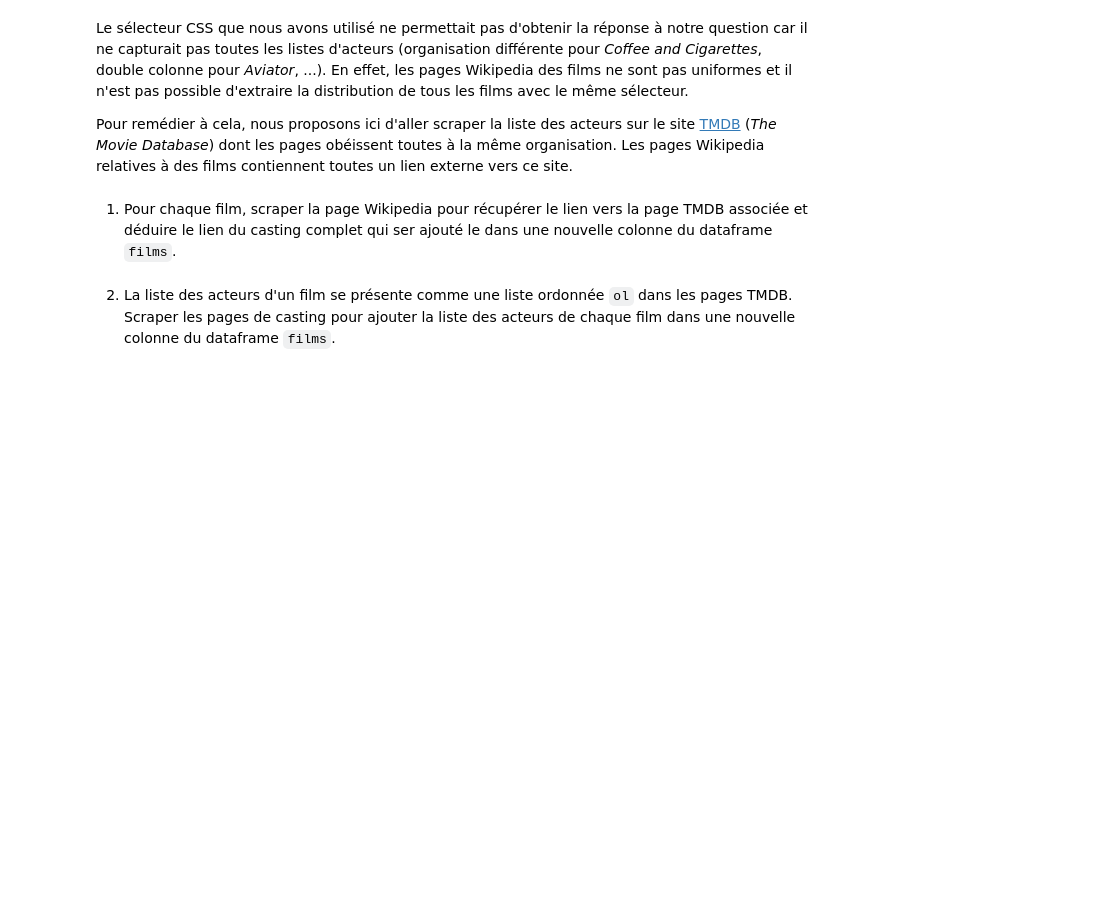
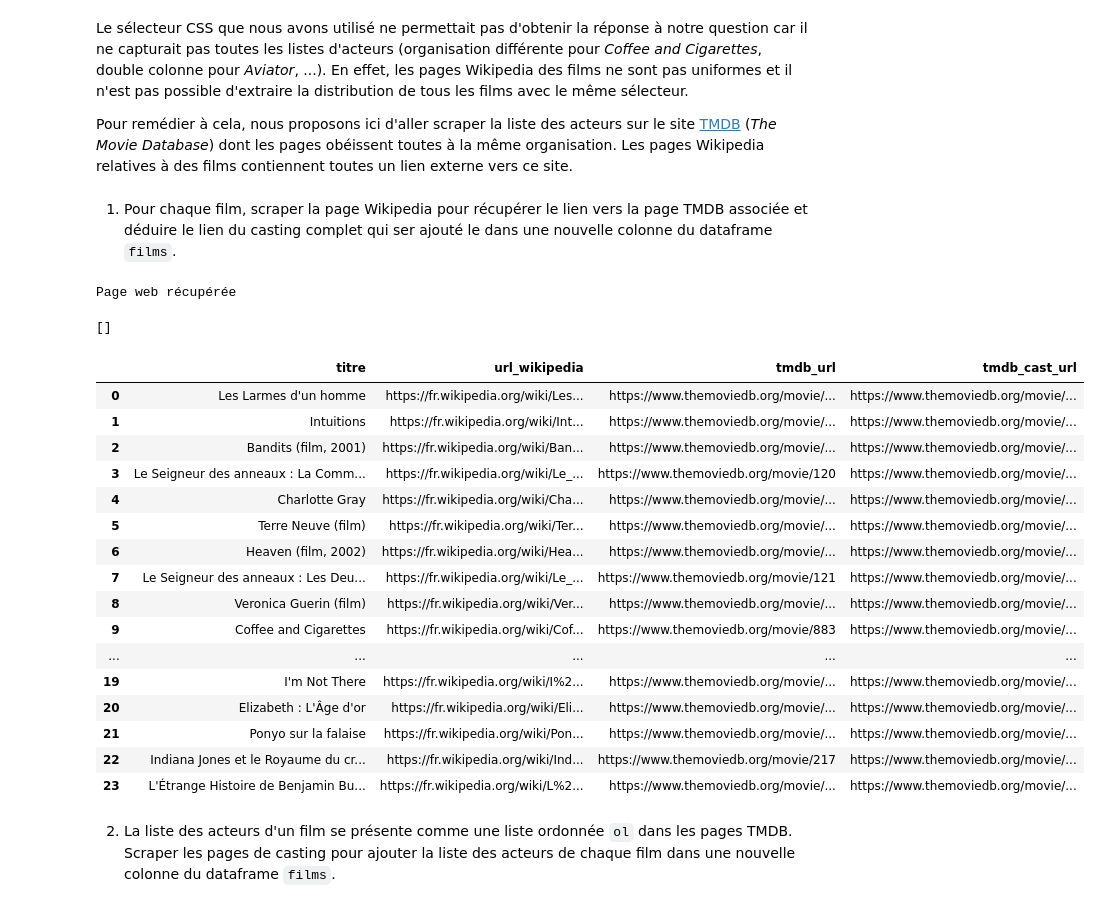
Before and after one commit to jcout79/Formation-ENSAE, a Jupyter notebook: notebooks/05_web_scraping.ipynb, the cells around one changed output. Drawn from its saved outputs; the diff is of its cells as text; code cells hidden in the pictures; blank space fills up the shorter version.

```diff
--- a/notebooks/05_web_scraping.ipynb
+++ b/notebooks/05_web_scraping.ipynb
@@ -77,5 +198,72 @@ Le sélecteur CSS que nous avons utilisé ne permettait pas d'obtenir la répons
 Pour remédier à cela, nous proposons ici d'aller scraper la liste des acteurs sur le site [TMDB](https://www.themoviedb.org/) (*The Movie Database*) dont les pages obéissent toutes à la même organisation. Les pages Wikipedia relatives à des films contiennent toutes un lien externe vers ce site.
 # %% [markdown]
 1. Pour chaque film, scraper la page Wikipedia pour récupérer le lien vers la page TMDB associée et déduire le lien du casting complet qui ser ajouté le dans une nouvelle colonne du dataframe `films`.
+# %%
+# essai pour commencer - pour le film Coffee and Cigarettes
+film_url = "https://fr.wikipedia.org/wiki/Coffee_and_Cigarettes"
+
+r = requests.get(film_url, headers={"User-Agent": "CepeBot"})
+
+# check ok page web récupérée
+if r.status_code == 200:
+    print("Page web récupérée")
+else:
+    print(f"Erreur {r.status_code}")
+
+film_soup = BeautifulSoup(r.text, "html.parser") # HTML parser de Python
+
+css_selector = "a.eternal"
+coffee = film_soup.select(css_selector)
+coffee
+# %% [output]
+Page web récupérée
+[]
+# %%
+# généralisation à tous les films => fonction
+def get_tmdb_url(film_url):
+    r =requests.get(film_url, headers={"User-Agent": "CepeBot"})
+    r.raise_for_status()
+
+    film_soup = BeautifulSoup(r.text, "html.parser")
+
+    found_url = None
+
+    for external_link in film_soup.select("a.external"):
+        external_url = external_link.attrs["href"]
+        if "themoviedb" in external_url:
+            found_url = external_url
+            break
+    return found_url
+# %%
+# pour chaque film, à partir du lien wikipédia, on récupère le lien vers le site tmdb
+# car le site est mieux structuré et on récupère les infos bcp plus simplement
+
+films["tmdb_url"] = films["url_wikipedia"].apply(get_tmdb_url)
+films["tmdb_cast_url"] = (
+    films["tmdb_url"]
+    .apply(
+        lambda tmdb_url : tmdb_url + "/cast" if tmdb_url is not None else None
+    )
+)
+# %%
+films
+# %% [output]
+|  | titre | url_wikipedia | tmdb_url | tmdb_cast_url |
+| 0 | Les Larmes d'un homme | https://fr.wikipedia.org/wiki/Les... | https://www.themoviedb.org/movie/... | https://www.themoviedb.org/movie/... |
+| 1 | Intuitions | https://fr.wikipedia.org/wiki/Int... | https://www.themoviedb.org/movie/... | https://www.themoviedb.org/movie/... |
+| 2 | Bandits (film, 2001) | https://fr.wikipedia.org/wiki/Ban... | https://www.themoviedb.org/movie/... | https://www.themoviedb.org/movie/... |
+| 3 | Le Seigneur des anneaux : La Comm... | https://fr.wikipedia.org/wiki/Le_... | https://www.themoviedb.org/movie/120 | https://www.themoviedb.org/movie/... |
+| 4 | Charlotte Gray | https://fr.wikipedia.org/wiki/Cha... | https://www.themoviedb.org/movie/... | https://www.themoviedb.org/movie/... |
+| 5 | Terre Neuve (film) | https://fr.wikipedia.org/wiki/Ter... | https://www.themoviedb.org/movie/... | https://www.themoviedb.org/movie/... |
+| 6 | Heaven (film, 2002) | https://fr.wikipedia.org/wiki/Hea... | https://www.themoviedb.org/movie/... | https://www.themoviedb.org/movie/... |
+| 7 | Le Seigneur des anneaux : Les Deu... | https://fr.wikipedia.org/wiki/Le_... | https://www.themoviedb.org/movie/121 | https://www.themoviedb.org/movie/... |
+| 8 | Veronica Guerin (film) | https://fr.wikipedia.org/wiki/Ver... | https://www.themoviedb.org/movie/... | https://www.themoviedb.org/movie/... |
+| 9 | Coffee and Cigarettes | https://fr.wikipedia.org/wiki/Cof... | https://www.themoviedb.org/movie/883 | https://www.themoviedb.org/movie/... |
+| ... | ... | ... | ... | ... |
+| 19 | I'm Not There | https://fr.wikipedia.org/wiki/I%2... | https://www.themoviedb.org/movie/... | https://www.themoviedb.org/movie/... |
+| 20 | Elizabeth : L'Âge d'or | https://fr.wikipedia.org/wiki/Eli... | https://www.themoviedb.org/movie/... | https://www.themoviedb.org/movie/... |
+| 21 | Ponyo sur la falaise | https://fr.wikipedia.org/wiki/Pon... | https://www.themoviedb.org/movie/... | https://www.themoviedb.org/movie/... |
+| 22 | Indiana Jones et le Royaume du cr... | https://fr.wikipedia.org/wiki/Ind... | https://www.themoviedb.org/movie/217 | https://www.themoviedb.org/movie/... |
+| 23 | L'Étrange Histoire de Benjamin Bu... | https://fr.wikipedia.org/wiki/L%2... | https://www.themoviedb.org/movie/... | https://www.themoviedb.org/movie/... |
 # %% [markdown]
 2. La liste des acteurs d'un film se présente comme une liste ordonnée `ol` dans les pages TMDB. Scraper les pages de casting pour ajouter la liste des acteurs de chaque film dans une nouvelle colonne du dataframe `films`.
```
Also changed, not shown: parts of 8 cells of this notebook.
